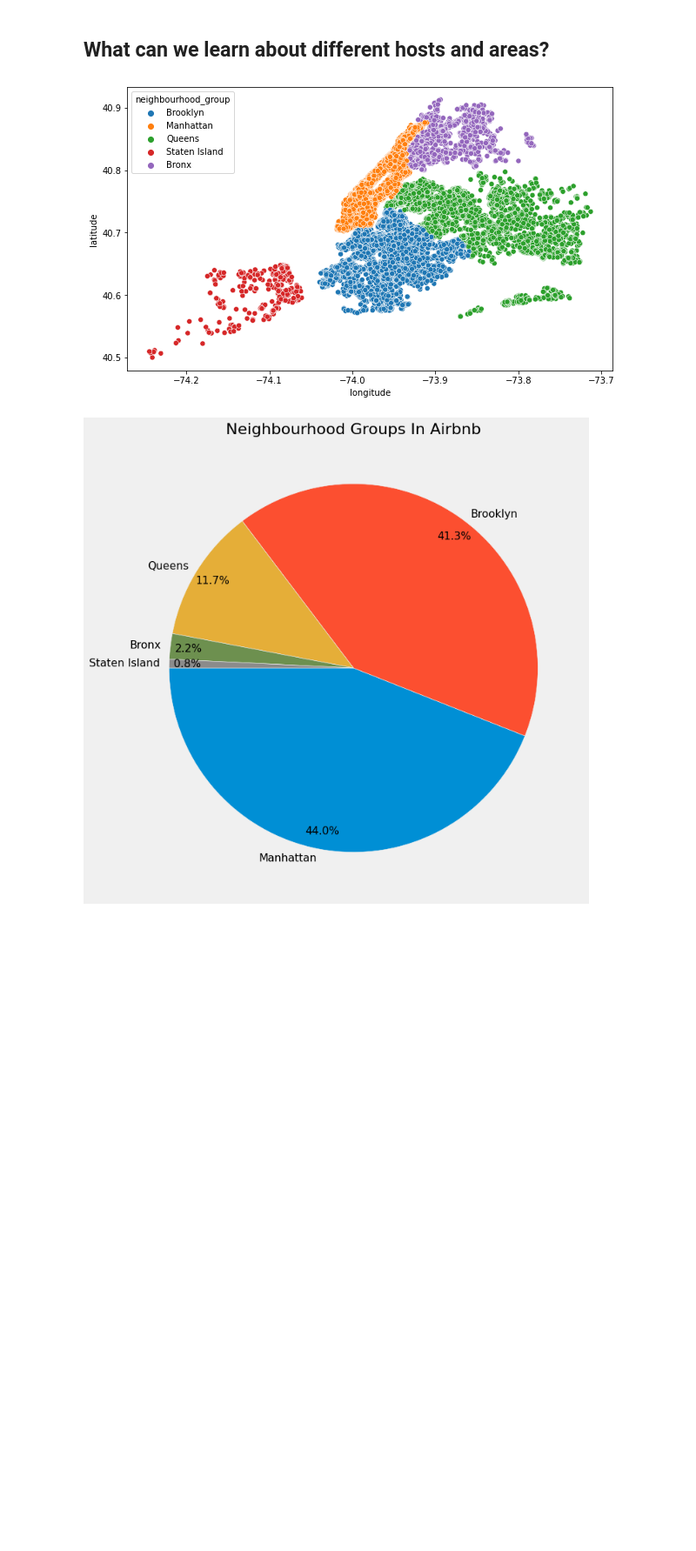
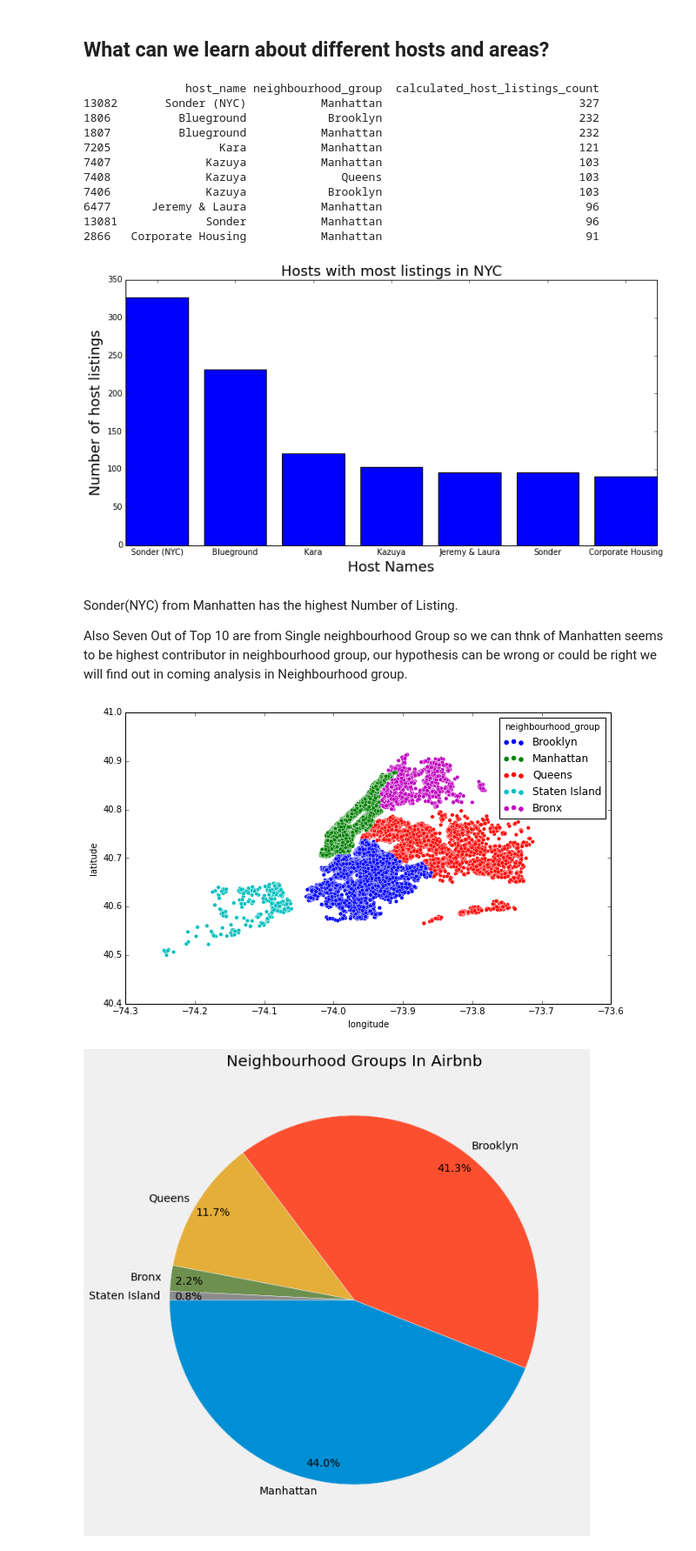
Before and after one commit to kashifkamran639/Airbnb-NYC-2019, a Jupyter notebook: Kashif_Kamran_Airbnb_Bookings_Analysis_Capstone_Project.ipynb, the cells around one changed output. Shown at 87% size. Drawn from its saved outputs; the diff is of its cells as text; code cells hidden in the pictures; blank space fills up the shorter version.

```diff
--- a/Kashif_Kamran_Airbnb_Bookings_Analysis_Capstone_Project.ipynb
+++ b/Kashif_Kamran_Airbnb_Bookings_Analysis_Capstone_Project.ipynb
@@ -231,10 +231,41 @@ heatmap=sns.heatmap(abnb_corr ,cbar=True,annot=True, cmap="Reds")
 We did not found any pleasing correlation between the numerical variables except number of reviews and reviews per month.
 # %% [markdown]
 ## **What can we learn about different hosts and areas?**
+# %%
+# Let's see Top 10 Hosts which has the most listings with their neighbourhood.
+host_areas = df.groupby(['host_name','neighbourhood_group'])['calculated_host_listings_count'].max().reset_index()
+top_hosts = host_areas.sort_values(by = ['calculated_host_listings_count'], ascending = False).head(10)
+print(top_hosts)
+plt.rcParams['figure.figsize'] = (12,6)
+host_name = top_hosts['host_name']
+host_lisitng = top_hosts['calculated_host_listings_count']
+plt.bar(host_name,host_lisitng)
+plt.title('Hosts with most listings in NYC',{'fontsize':18})
+plt.xlabel('Host Names',{'fontsize':18})
+plt.ylabel('Number of host listings',{'fontsize':18})
+plt.show()
+# %% [output]
+               host_name neighbourhood_group  calculated_host_listings_count
+13082       Sonder (NYC)           Manhattan                             327
+1806          Blueground            Brooklyn                             232
+1807          Blueground           Manhattan                             232
+7205                Kara           Manhattan                             121
+7407              Kazuya           Manhattan                             103
+7408              Kazuya              Queens                             103
+7406              Kazuya            Brooklyn                             103
+6477      Jeremy & Laura           Manhattan                              96
+13081             Sonder           Manhattan                              96
+2866   Corporate Housing           Manhattan                              91
+[figure, added]
+# %% [markdown]
+Sonder(NYC) from Manhatten has the highest Number of Listing.
+
+Also Seven Out of Top 10 are from Single neighbourhood Group so we can thnk of Manhatten seems to be highest contributor in neighbourhood group, our hypothesis can be wrong or could be right we will find out in coming analysis in Neighbourhood group.
 # %%
+#First come first lets Visualise the Neighbourhood Group using the the Latitude and Longitude data corresponds to the Neighbourhood Group data.
 plt.figure(figsize=(10,6))
 sns.scatterplot(df.longitude,df.latitude,hue=df.neighbourhood_group)
 plt.ioff()
 # %% [output]
-[figure, old version]
+[figure, new version]
 # %%
```
Also changed, not shown: parts of 36 cells of this notebook.
